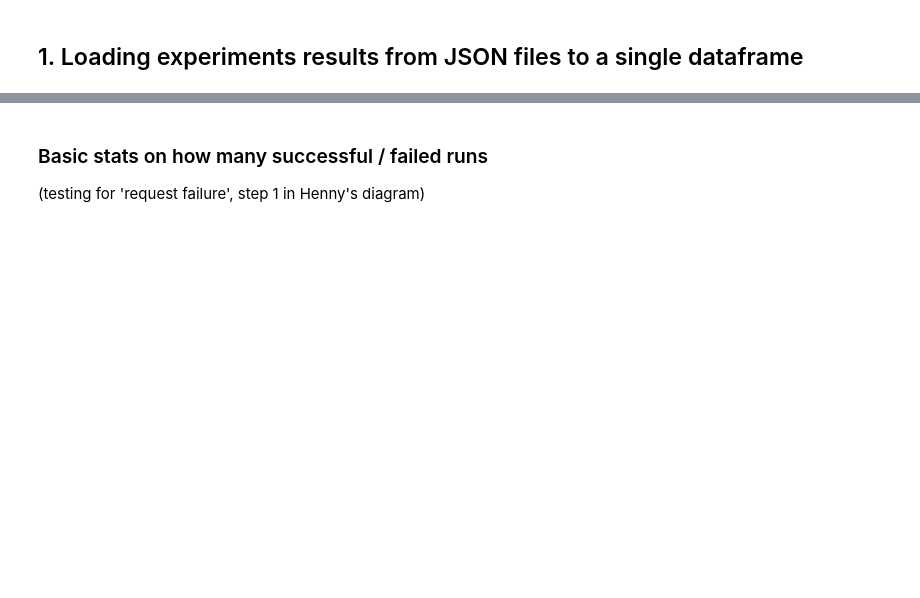
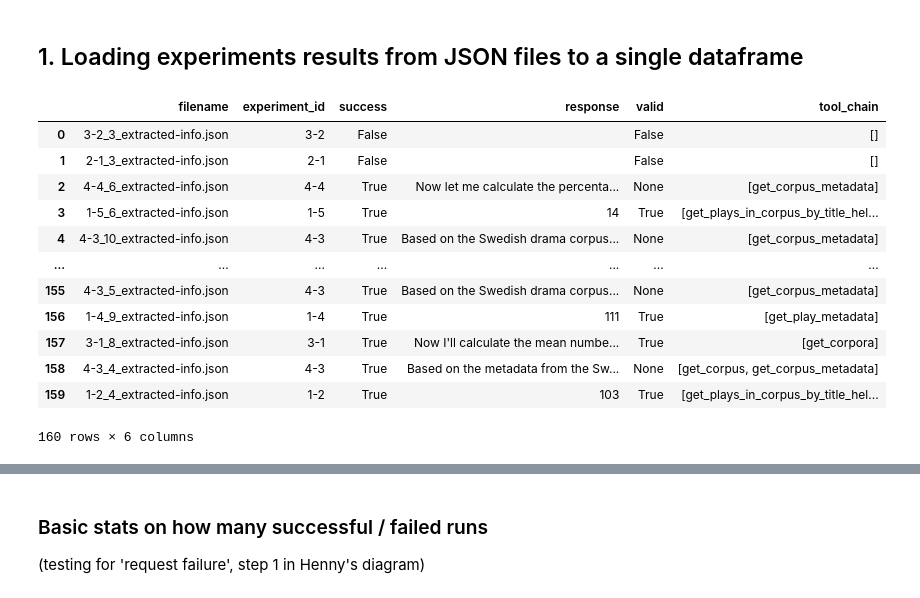
Before and after one commit to dracor-org/dracor-mcp-evaluation, a Jupyter notebook: automatic_evaluation/responses_analyser.ipynb, the cells around one changed output, grey strips where cells are left out. Drawn from its saved outputs; the diff is of its cells as text; code cells hidden in the pictures; blank space fills up the shorter version.

```diff
--- a/automatic_evaluation/responses_analyser.ipynb
+++ b/automatic_evaluation/responses_analyser.ipynb
@@ -28,35 +28,49 @@ EXPERIMENT_PREFIXES = [
 ]
 # %%
 # Path to the uploaded files
-path = "results/sonnet-4/extracted/*.json"
+path = "results/haiku-4-5/extracted/*.json"
 
 rows = []
 
 for file in glob.glob(path):
     with open(file, "r") as f:
         data = json.load(f)
 
     filename = os.path.basename(file)
 
     # Experiment ID is always the first part before the first "_"
     experiment_id = filename.split("_")[0]  # e.g. "1-1"
 
     # Extract the `response` field (if missing, set to None)
     response = data.get("response", None)
     tool_chain = data.get("tool_chain", None)
     success = data.get("success", False)
     valid = data.get("valid", False)
 
     rows.append({
         "filename": filename,
         "experiment_id": experiment_id,
         "success": success,
         "response": response,
         "valid": valid,
         "tool_chain": tool_chain,
     })
 
 df = pd.DataFrame(rows)
 df
+# %% [output]
+|  | filename | experiment_id | success | response | valid | tool_chain |
+| 0 | 3-2_3_extracted-info.json | 3-2 | False |  | False | [] |
+| 1 | 2-1_3_extracted-info.json | 2-1 | False |  | False | [] |
+| 2 | 4-4_6_extracted-info.json | 4-4 | True | Now let me calculate the percenta... | None | [get_corpus_metadata] |
+| 3 | 1-5_6_extracted-info.json | 1-5 | True | 14 | True | [get_plays_in_corpus_by_title_hel... |
+| 4 | 4-3_10_extracted-info.json | 4-3 | True | Based on the Swedish drama corpus... | None | [get_corpus_metadata] |
+| ... | ... | ... | ... | ... | ... | ... |
+| 155 | 4-3_5_extracted-info.json | 4-3 | True | Based on the Swedish drama corpus... | None | [get_corpus_metadata] |
+| 156 | 1-4_9_extracted-info.json | 1-4 | True | 111 | True | [get_play_metadata] |
+| 157 | 3-1_8_extracted-info.json | 3-1 | True | Now I'll calculate the mean numbe... | True | [get_corpora] |
+| 158 | 4-3_4_extracted-info.json | 4-3 | True | Based on the metadata from the Sw... | None | [get_corpus, get_corpus_metadata] |
+| 159 | 1-2_4_extracted-info.json | 1-2 | True | 103 | True | [get_plays_in_corpus_by_title_hel... |
+160 rows × 6 columns
 # %%
 df['experiment_id'].value_counts()
```
Also changed, not shown: parts of 43 cells of this notebook.
